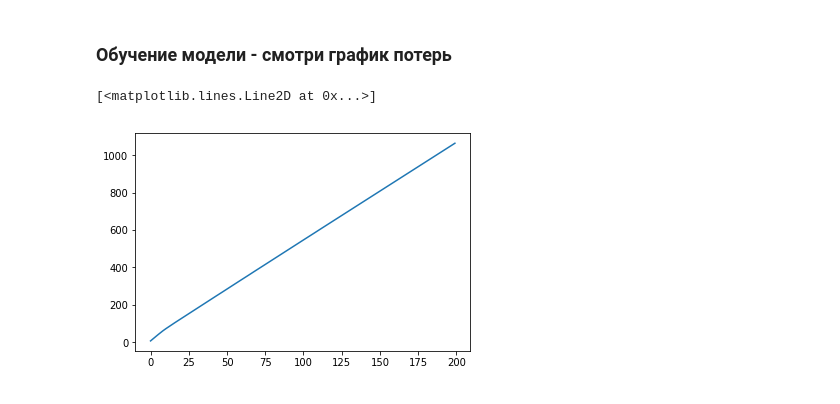
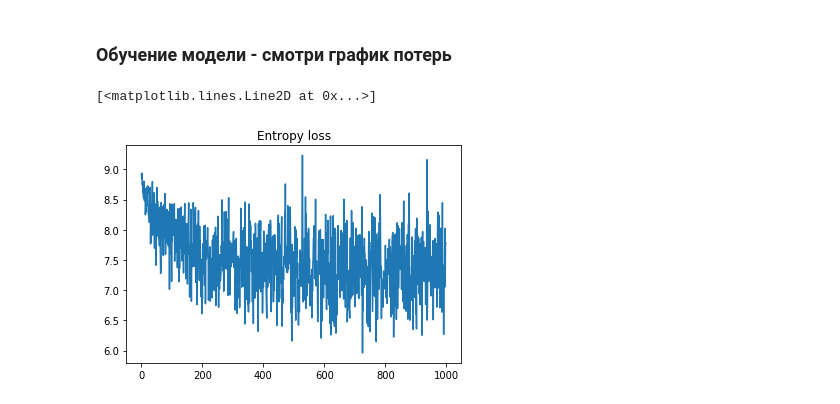
Before and after one commit to Dju999/NeuroHydra, a Jupyter notebook: NeuroHydra.ipynb, the cells around one changed output. Saved outputs shown, nothing was run; the diff lists cells and outputs as text; code cells hidden in the pictures.

Commit message:
apply to real data

```diff
--- a/NeuroHydra.ipynb
+++ b/NeuroHydra.ipynb
@@ -22,3 +42,16 @@ for i in xrange(user_num):
+# %%
+# определяем константы
+USER_NUM = USER_SESSIONS.shape[0]
+
+def get_item():
+    # генерим тензоры из набора фильмов пользователя
+    ind = np.random.randint(0,high = USER_NUM-1)
+    ses = np.array(USER_SESSIONS.iloc[ind]) # сессия
+    # заменяем фильмы в сессии на их индексы
+    sample_session = np.array([content_index[i] for i in USER_SESSIONS.iloc[ind]])
+    return Variable(torch.from_numpy(sample_session[:-1]).long()), Variable(torch.from_numpy(sample_session[1:]).long())
+
+get_item()
 # %% [markdown]
 ## Model
 # %%
@@ -74,16 +107,17 @@ class NeuroHydra():
     def train(self, inp, target):
         # начальное состояние
         self.zero_state()
+        #print inp.size()
         chunk_len = int(inp.size()[0])
         loss = 0
         # запускаем процесс обучения
         hidden = self.net.init_hidden()
         for c in range(chunk_len): # итерируем по чанкам
             output, hidden = self.net(inp[c], hidden) # encoder->GRU(LTSM ячейка)->decoder
-            self.loss += self.criterion(input = output, target = target[c])
-        self.loss.backward() # вычисляем градиент
+            loss += self.criterion(input = output, target = target[c])
+        loss.backward() # вычисляем градиент
         self.optimizer.step()
-        return self.loss.data[0] / chunk_len # усредняем потери
+        return loss.data[0] / chunk_len # усредняем потери
 
     def evaluate(user_history = [7029], num_recommed=10, temperature=0.8):
         ''' Этап эксплуатации сети
@@ -112,21 +146,26 @@ class NeuroHydra():
         loss_avg = 0
         self.optimizer = torch.optim.Adam(self.net.parameters(), lr=lr)
         self.n_epoch = n_epoch
+        plot_every = 10
         for epoch in range(n_epoch):
-            inp, target = get_train_item() # выдёргиваем случайного пользователя
+            inp, target = get_item() # выдёргиваем случайного пользователя
             loss = self.train(inp, target)
             loss_avg += loss
-            self.all_losses.append(loss_avg)
+            if epoch % plot_every == 0: # иногда обнуляем потери и смотри результат
+                self.all_losses.append(loss_avg / plot_every)
+                loss_avg = 0
 # %% [markdown]
 ## Обучаем модель
 # %%
 # параметры из nn_config можно подбирать
+DATA_TYPE = 'films'
+content_num = len(content_index)
 
-nn_config = {'input_size': content_list.shape[0],\
+nn_config = {'input_size': content_num,\
              'hidden_size' : 100,\
-             'n_hidden_layers' : 1,\
-             'output_size': content_list.shape[0]}
-learn_config = { 'n_epoch' : 2000,\
+             'n_hidden_layers' : 2,\
+             'output_size': content_num}
+learn_config = { 'n_epoch' : 10000,\
                  'lr' : 0.005 }
 
 rnn = RNN(**nn_config)
@@ -137,10 +176,11 @@ recommender.learn_model(**learn_config)
 # %%
 import matplotlib.pyplot as plt
 import matplotlib.ticker as ticker
 %matplotlib inline
 
 plt.figure()
-plt.plot(recommender.all_losses)
+plt.title('Entropy loss')
+plt.plot(recommender.all_losses[1:])
 # %% [output]
 [<matplotlib.lines.Line2D at 0x...>]
-[figure, old version]
+[figure, new version]
```
Also changed, not shown: parts of 5 cells of this notebook.
